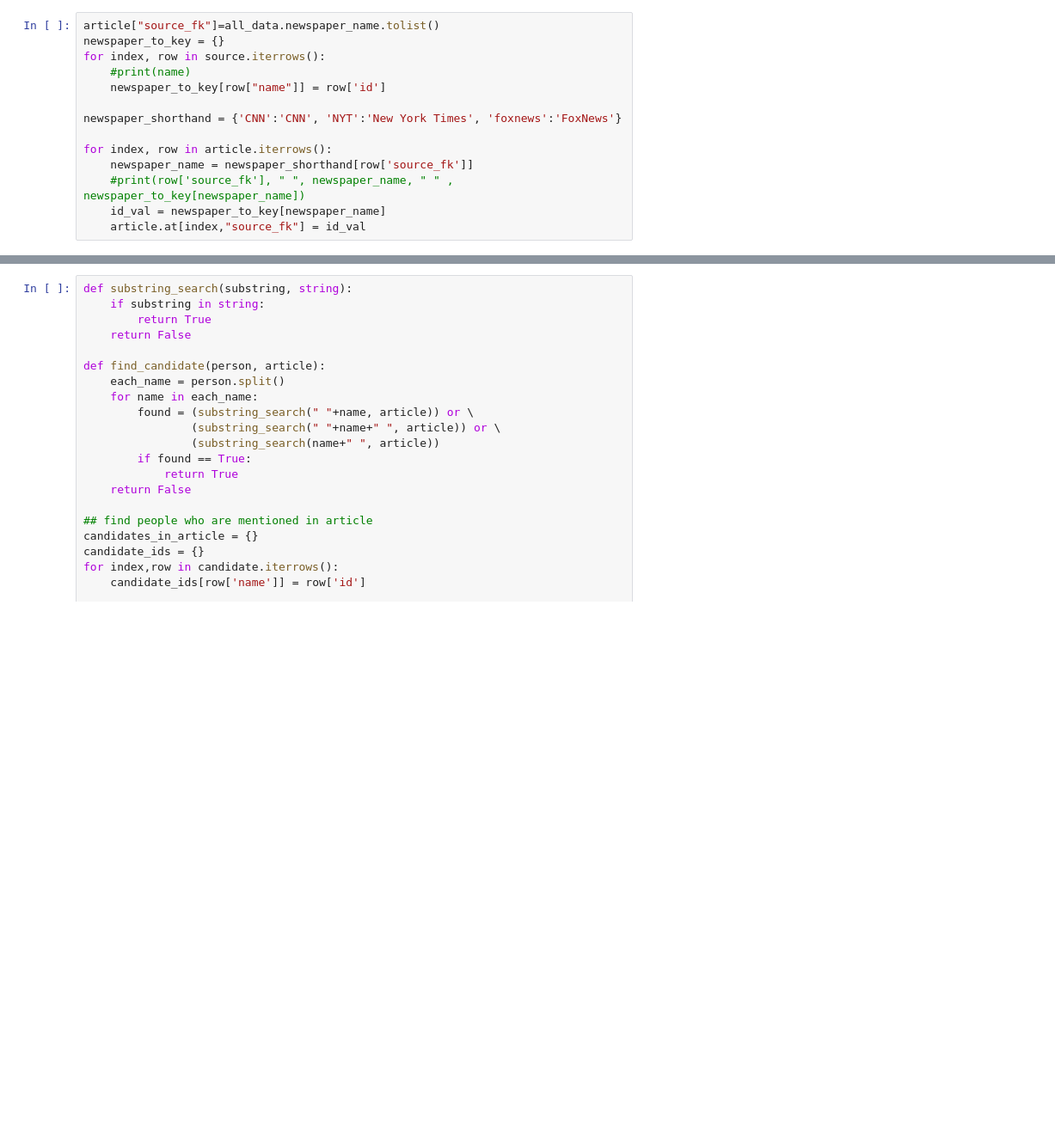
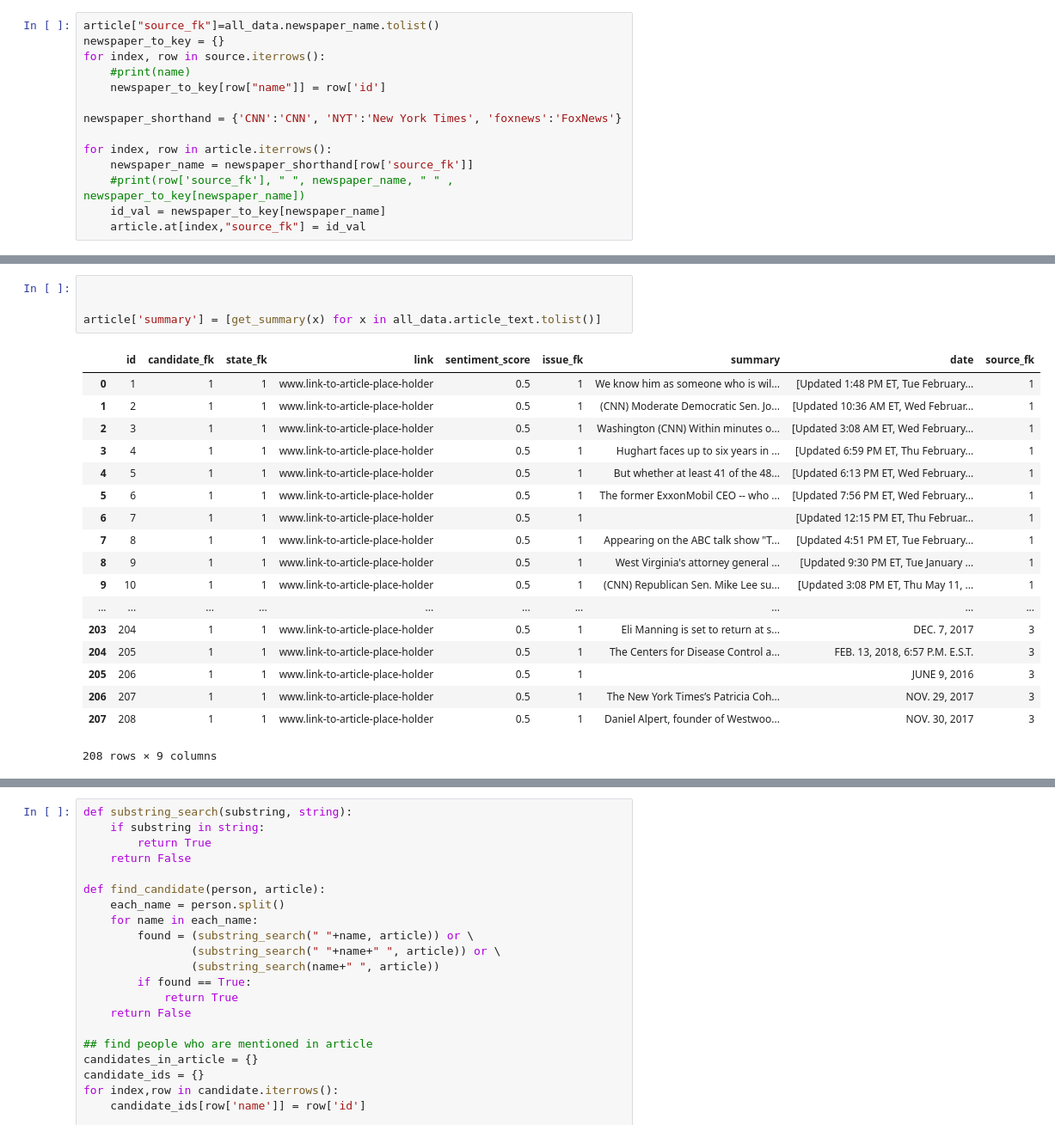
Before and after one commit to mslovett21/Bad_Press, a Jupyter notebook: Database/database.ipynb, the cells around one changed output, grey strips where cells are left out. Shown at 86% size. Cells and saved outputs as stored; diff of their text form; blank space fills up the shorter version.

Commit message:
updated database file with text summary production

```diff
--- a/Database/database.ipynb
+++ b/Database/database.ipynb
@@ -315,0 +361,23 @@ for index, row in article.iterrows():
+# %%
+
+
+article['summary'] = [get_summary(x) for x in all_data.article_text.tolist()]
+# %% [output]
+|  | id | candidate_fk | state_fk | link | sentiment_score | issue_fk | summary | date | source_fk |
+| 0 | 1 | 1 | 1 | www.link-to-article-place-holder | 0.5 | 1 | We know him as someone who is wil... | [Updated 1:48 PM ET, Tue February... | 1 |
+| 1 | 2 | 1 | 1 | www.link-to-article-place-holder | 0.5 | 1 | (CNN) Moderate Democratic Sen. Jo... | [Updated 10:36 AM ET, Wed Februar... | 1 |
+| 2 | 3 | 1 | 1 | www.link-to-article-place-holder | 0.5 | 1 | Washington (CNN) Within minutes o... | [Updated 3:08 AM ET, Wed February... | 1 |
+| 3 | 4 | 1 | 1 | www.link-to-article-place-holder | 0.5 | 1 | Hughart faces up to six years in ... | [Updated 6:59 PM ET, Thu February... | 1 |
+| 4 | 5 | 1 | 1 | www.link-to-article-place-holder | 0.5 | 1 | But whether at least 41 of the 48... | [Updated 6:13 PM ET, Wed February... | 1 |
+| 5 | 6 | 1 | 1 | www.link-to-article-place-holder | 0.5 | 1 | The former ExxonMobil CEO -- who ... | [Updated 7:56 PM ET, Wed February... | 1 |
+| 6 | 7 | 1 | 1 | www.link-to-article-place-holder | 0.5 | 1 |  | [Updated 12:15 PM ET, Thu Februar... | 1 |
+| 7 | 8 | 1 | 1 | www.link-to-article-place-holder | 0.5 | 1 | Appearing on the ABC talk show "T... | [Updated 4:51 PM ET, Tue February... | 1 |
+| 8 | 9 | 1 | 1 | www.link-to-article-place-holder | 0.5 | 1 | West Virginia's attorney general ... | [Updated 9:30 PM ET, Tue January ... | 1 |
+| 9 | 10 | 1 | 1 | www.link-to-article-place-holder | 0.5 | 1 | (CNN) Republican Sen. Mike Lee su... | [Updated 3:08 PM ET, Thu May 11, ... | 1 |
+| ... | ... | ... | ... | ... | ... | ... | ... | ... | ... |
+| 203 | 204 | 1 | 1 | www.link-to-article-place-holder | 0.5 | 1 | Eli Manning is set to return at s... | DEC. 7, 2017 | 3 |
+| 204 | 205 | 1 | 1 | www.link-to-article-place-holder | 0.5 | 1 | The Centers for Disease Control a... | FEB. 13, 2018, 6:57 P.M. E.S.T. | 3 |
+| 205 | 206 | 1 | 1 | www.link-to-article-place-holder | 0.5 | 1 |  | JUNE 9, 2016 | 3 |
+| 206 | 207 | 1 | 1 | www.link-to-article-place-holder | 0.5 | 1 | The New York Times’s Patricia Coh... | NOV. 29, 2017 | 3 |
+| 207 | 208 | 1 | 1 | www.link-to-article-place-holder | 0.5 | 1 | Daniel Alpert, founder of Westwoo... | NOV. 30, 2017 | 3 |
+208 rows × 9 columns
```
Also changed, not shown: parts of 5 cells of this notebook.
